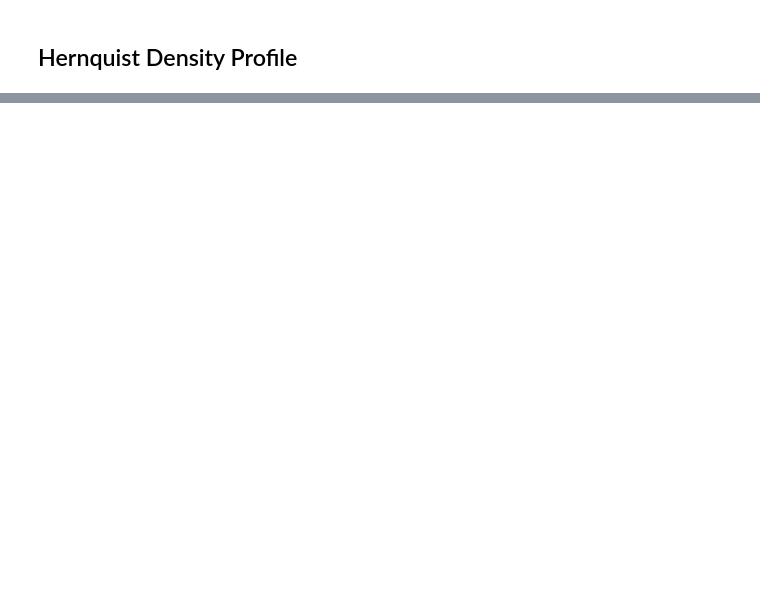
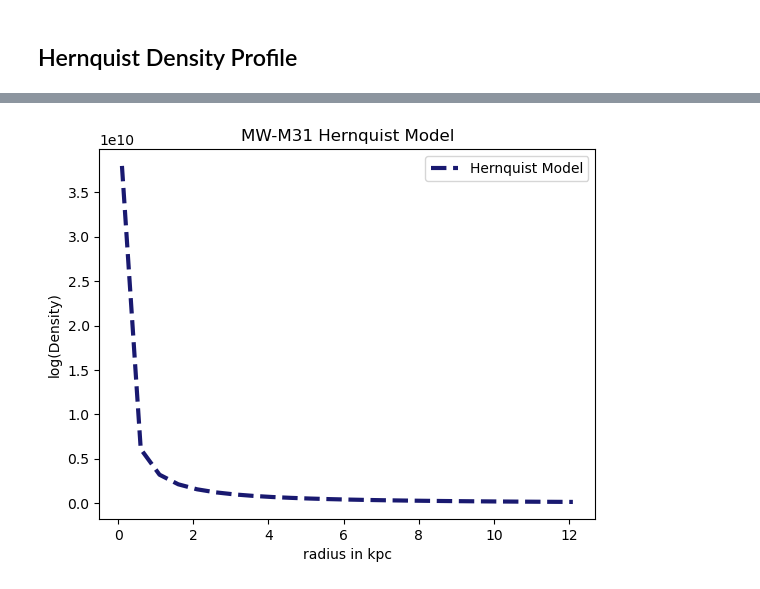
Before and after one commit to riannekooi/400B_2023_Kooi, a Jupyter notebook: research assignments/research assignment/HaloRemnants.ipynb, the cells around one changed output, grey strips where cells are left out. Cells and saved outputs as stored; diff of their text form; code cells hidden in the pictures; blank space fills up the shorter version.

```diff
--- a/research assignments/research assignment/HaloRemnants.ipynb
+++ b/research assignments/research assignment/HaloRemnants.ipynb
@@ -21,7 +90,7 @@ NameError: name 'density_enclosed' is not defined
 ## Hernquist Density Profile
 # %%
 a=40
-r = np.arange(0.1, 30.5 , 0.5) # radius range we are using up to 30kpc
-M_tot = (1.975*1e12 + 1.921*1e12)
+r = np.arange(0.1, 12.5 , 0.5) # radius range we are using up to 30kpc
+M_tot = (1.975*1e12 + 1.921*1e12) # found in HW 3
 # %%
-hernquist_density_profile = M31_MW_Mass.HernquistDensity(r, a, M_tot)
+hernquist_density_profile = M31_MW_Mass_800.HernquistDensity(r, a, M_tot)
@@ -42,0 +97,9 @@ plt.legend()
+# %%
+plt.plot(r,hernquist_density_profile, '--',label='Hernquist Model', c='midnightblue', linewidth=3)
+plt.xlabel('radius in kpc')
+plt.ylabel('log(Density)')
+plt.legend()
+plt.title("MW-M31 Hernquist Model")
+plt.savefig("Hernquist Model.pdf")
+# %% [output]
+[figure, added]
```
Also changed, not shown: parts of 9 cells of this notebook, 10 other files.
